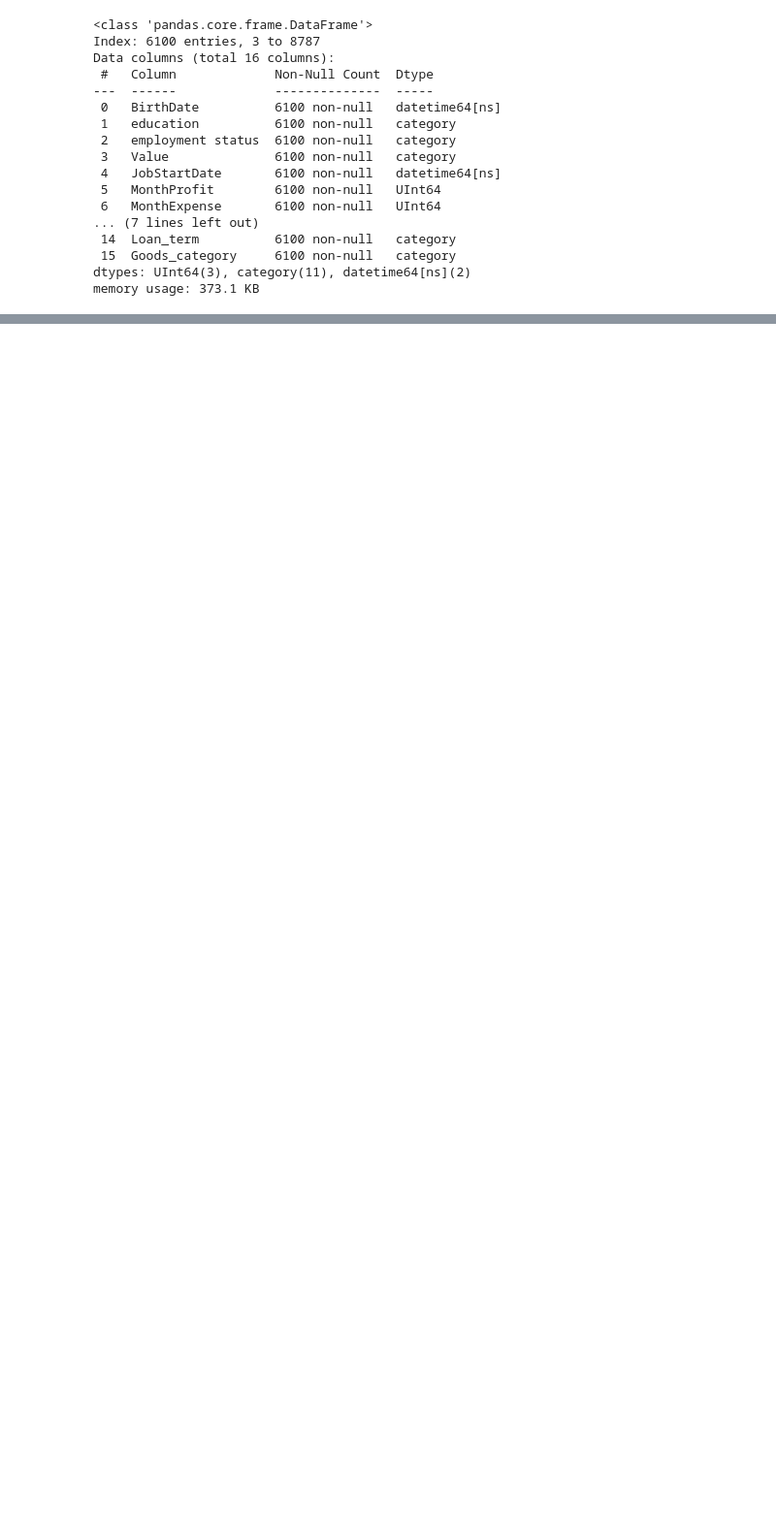
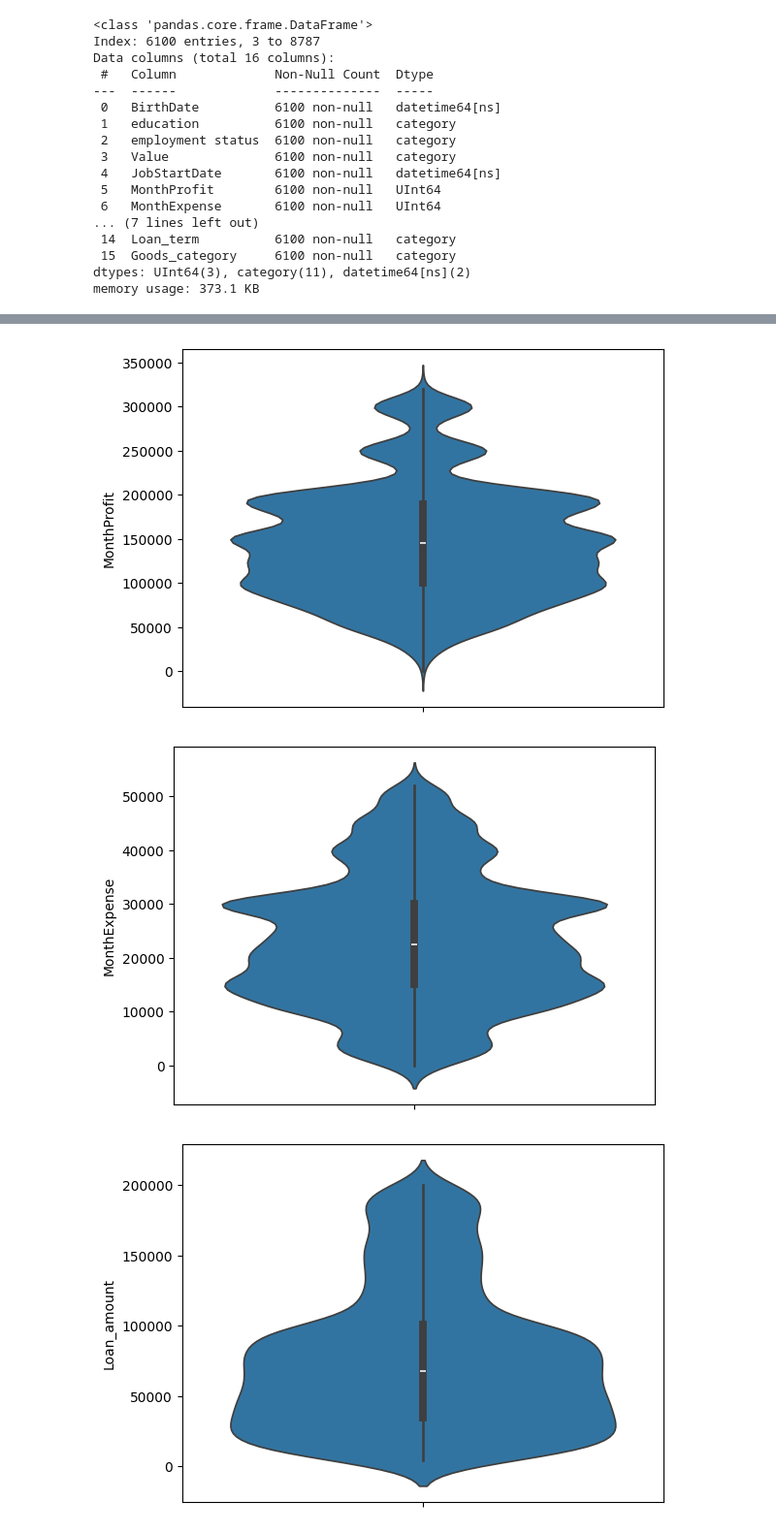
Before and after one commit to dzailz/hakaton_mandarin, a Jupyter notebook: experiment.ipynb, the cells around one changed output, grey strips where cells are left out. Shown: that part at 97% size. Drawn from its saved outputs; the diff is of its cells as text; code cells hidden in the pictures; blank space fills up the shorter version.

```diff
--- a/experiment.ipynb
+++ b/experiment.ipynb
@@ -6,5 +7,5 @@ import seaborn as sns
 # %%
-df = pd.read_csv('preprocessed_dataset.csv', index_col=0)
+df = pd.read_csv('datasets/preprocessed_dataset.csv', index_col=0)
 # %%
 df.head()
 # %% [output]
@@ -238,38 +239,39 @@ Shapiro-Wilk test for 'Loan_amount':
   p-value: 0.0000
 [figure]
 # %%
-import pandas as pd
-
-def remove_outliers_iqr(df, multiplier=1.5):
+def remove_outliers_all_numeric_with_condition(df, condition_column='BankA_decision', condition_value='success', multiplier=1.5):
     """
-    Remove outliers from numeric columns in a DataFrame using the IQR method.
+    Remove outliers from all numeric columns in a DataFrame using the IQR method, based on a specific condition.
 
     Parameters:
     - df: pandas DataFrame
+    - condition_column: Column used for the condition (default is 'BankA_decision')
+    - condition_value: Value in the condition_column for which outliers will be removed (default is 'success')
     - multiplier: Multiplier to control the range of the IQR (default is 1.5)
 
     Returns:
-    - DataFrame with outliers removed
+    - DataFrame with outliers removed based on the specified condition
     """
     # Select numeric columns
-    numeric_columns = df.select_dtypes(include=['number']).columns
+    numeric_columns = df.select_dtypes(include='number').columns
 
     # Create a copy of the original DataFrame
     df_no_outliers = df.copy()
 
-    # Iterate through numeric columns and remove outliers using IQR method
+    # Iterate through numeric columns and remove outliers using IQR method with the specified condition
     for column in numeric_columns:
-        # Calculate IQR
-        Q1 = df_no_outliers[column].quantile(0.25)
-        Q3 = df_no_outliers[column].quantile(0.75)
+        # Calculate IQR only for rows where the condition is met
+        condition_mask = (df_no_outliers[condition_column] == condition_value)
+        Q1 = df_no_outliers.loc[condition_mask, column].quantile(0.25)
+        Q3 = df_no_outliers.loc[condition_mask, column].quantile(0.75)
         IQR = Q3 - Q1
 
         # Define outlier bounds
         lower_bound = Q1 - multiplier * IQR
         upper_bound = Q3 + multiplier * IQR
 
-        # Remove outliers
-        outliers_mask = (df_no_outliers[column] >= lower_bound) & (df_no_outliers[column] <= upper_bound)
-        df_no_outliers = df_no_outliers[outliers_mask]
+        # Remove outliers only for rows where the condition is met and the condition value is in outliers
+        outliers_mask = condition_mask & (df_no_outliers[column] < lower_bound) | (df_no_outliers[column] > upper_bound)
+        df_no_outliers = df_no_outliers[~outliers_mask]
 
     return df_no_outliers
@@ -278,3 +278,5 @@ cleared_bankAds = remove_outliers_iqr(bankAds)
+# %%
+cleared_bankAds = remove_outliers_all_numeric_with_condition(bankAds, condition_column='BankA_decision', condition_value='success', multiplier=1.5)
 # %%
 cleared_bankAds.info()
 # %% [output]
@@ -297,0 +314,9 @@ memory usage: 373.1 KB
+# %%
+numeric_columns = cleared_bankAds.select_dtypes(include='number').columns
+for collumn in numeric_columns:
+    sns.violinplot(y=collumn, data=cleared_bankAds)
+    plt.show()
+# %% [output]
+[figure, added]
+[figure, added]
+[figure, added]
```
Also changed, not shown: parts of 19 cells of this notebook, 5 other files.
